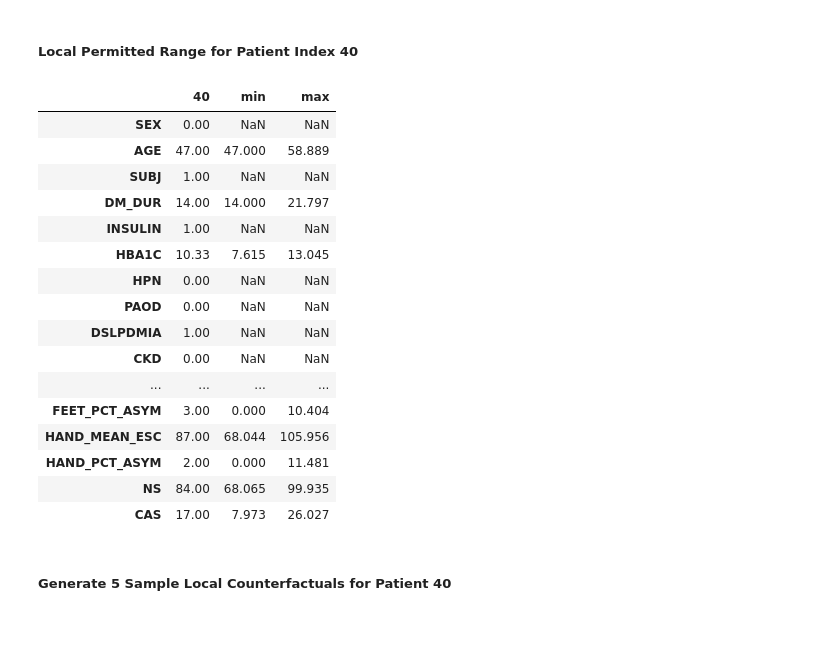
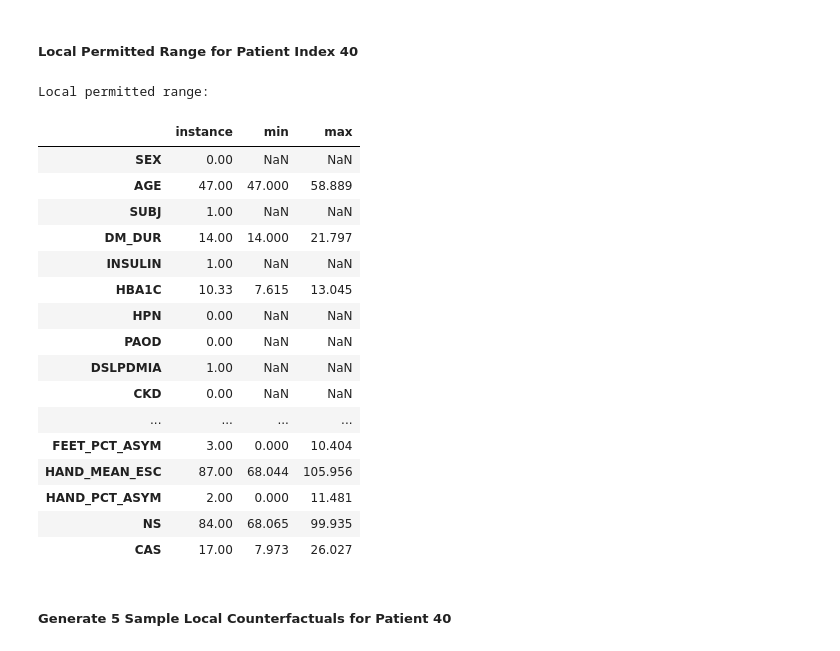
Before and after one commit to acbriza/dpn2026, a Jupyter notebook: module/counterfactuals.ipynb, the cells around one changed output. Drawn from its saved outputs; the diff is of its cells as text; code cells hidden in the pictures.

```diff
--- a/module/counterfactuals.ipynb
+++ b/module/counterfactuals.ipynb
@@ -248,10 +251,12 @@ cf.plot_global_importance(dexp, D, X_test, midx, config,
 # %%
 pidx = 40
 query_instance = X[pidx:pidx+1]
 instance_permitted_range = cf.get_local_permitted_range(
-    dfXy, query_instance, allfeature_cols, D.categorical_cols, continuous_cols, cf.progressive_cols)
+    dfXy, query_instance, allfeature_cols, D.categorical_cols, continuous_cols, cf.progressive_cols,
+    config, savedir=None)
 # %% [output]
+Local permitted range:
-|  | 40 | min | max |
+|  | instance | min | max |
 | SEX | 0.00 | NaN | NaN |
 | AGE | 47.00 | 47.000 | 58.889 |
 | SUBJ | 1.00 | NaN | NaN |
```
Also changed, not shown: parts of 10 cells of this notebook, 1 other file.
